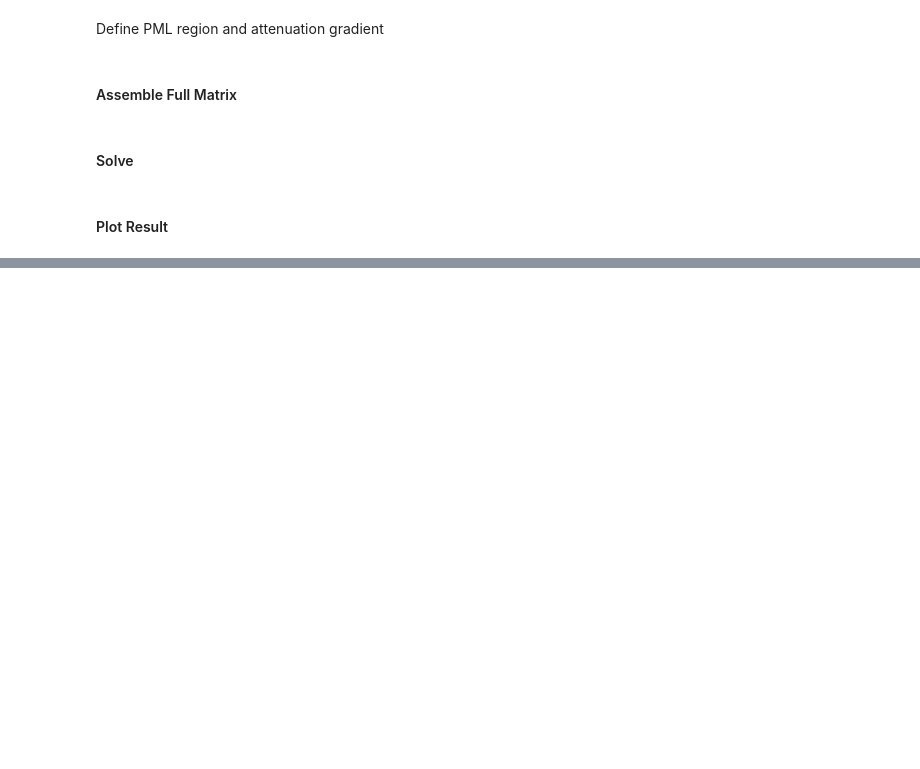
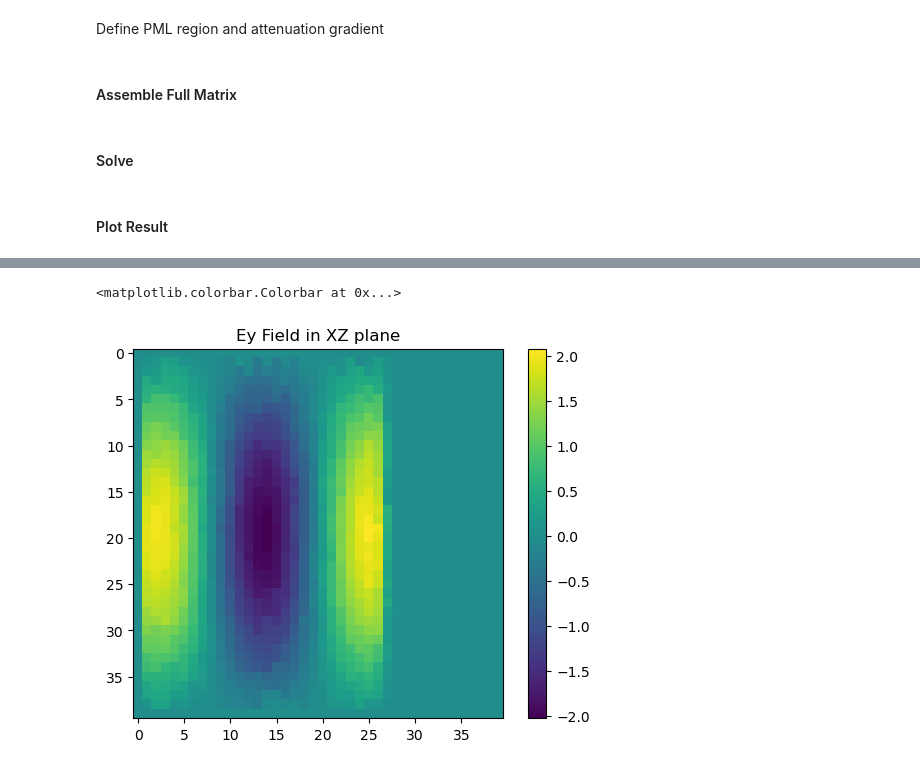
Before and after one commit to Jormit/3D-FEM-EM-Simulator, a Jupyter notebook: fem.ipynb, the cells around one changed output, grey strips where cells are left out. Cells and saved outputs as stored; diff of their text form; code cells hidden in the pictures; blank space fills up the shorter version.

```diff
--- a/fem.ipynb
+++ b/fem.ipynb
@@ -611,2 +607,13 @@ Text(0, 0.5, 'Y')
+# %%
+steps = (40,40)
+X, Y, U, V, W = eval_vector_plane("XZ", steps, ((0, 3), (0, 0.75)), 0.25, sol, modified_edge_map, nodeTagsMap, elemNodeTags, nodeCoords, np.ones(num_edges, dtype="bool"), edge_is_boundary)
+W = W.reshape(steps)
+plt.figure()
+plt.imshow(np.real(W))
+plt.title("Ey Field in XZ plane")
+plt.colorbar()
+# %% [output]
+<matplotlib.colorbar.Colorbar at 0x...>
+[figure, added]
 # %%
 #gmsh.finalize()
```
Also changed, not shown: parts of 22 cells of this notebook.
